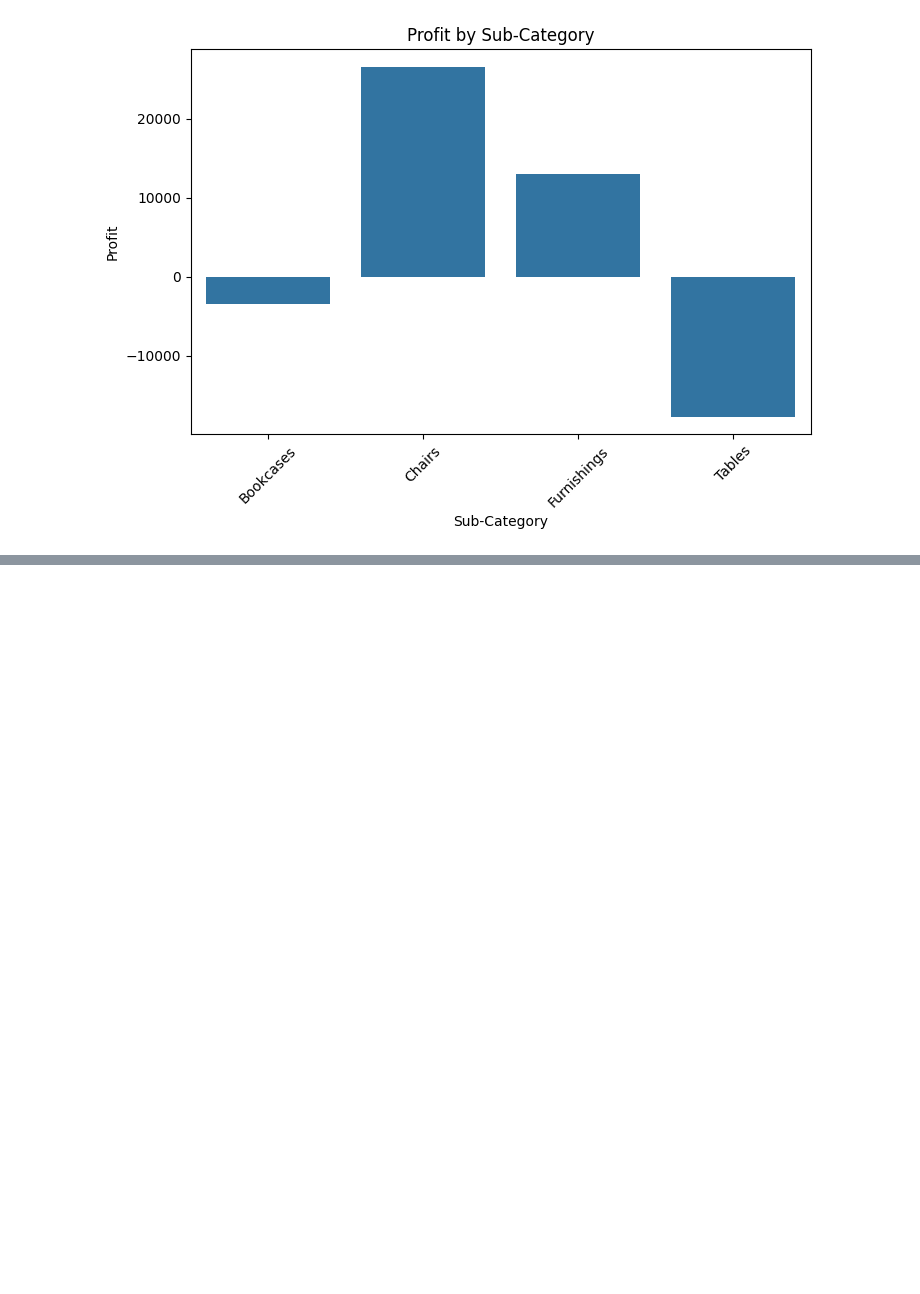
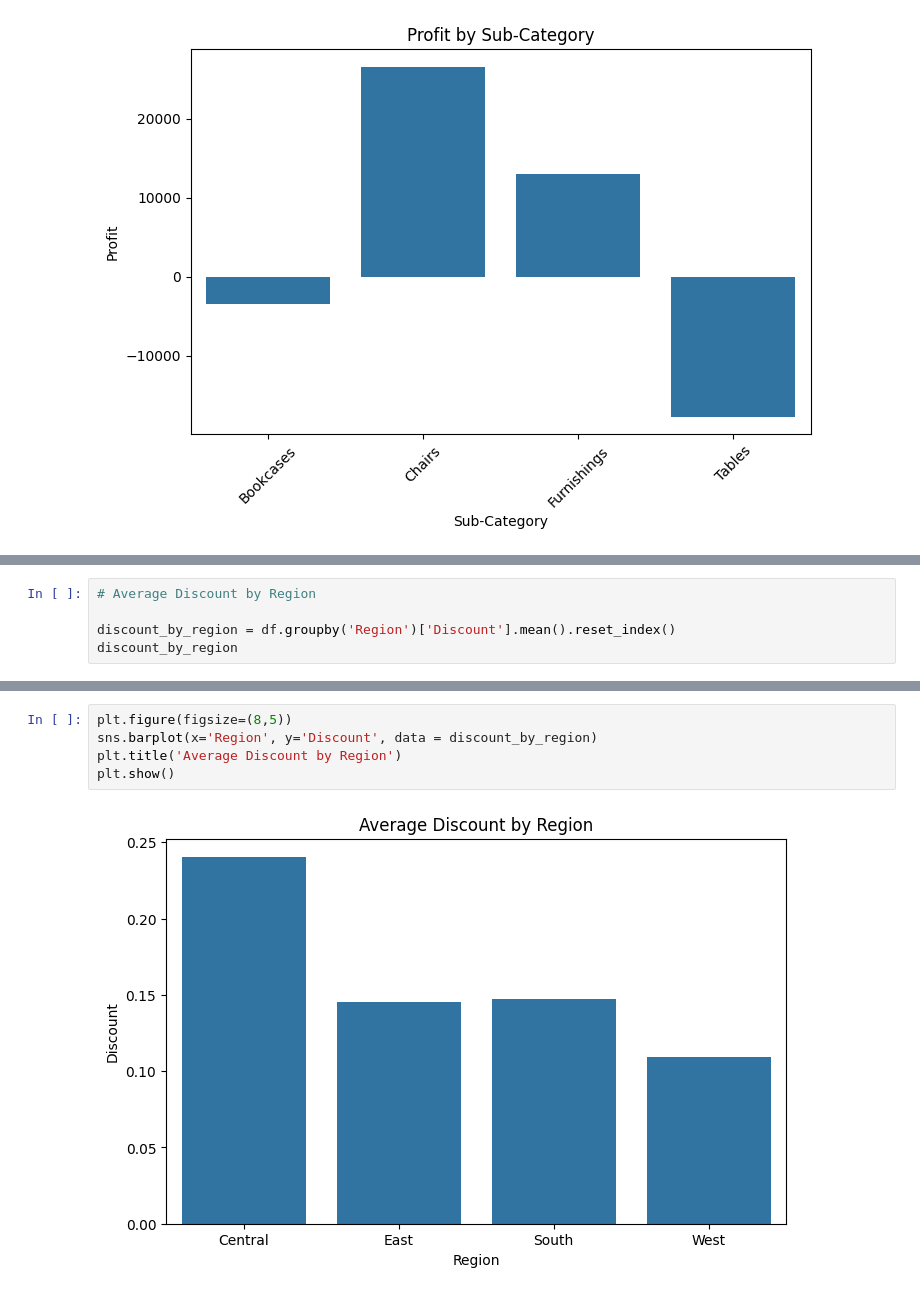
Before and after one commit to devank-data-analyst/business-sales-analysis, a Jupyter notebook: notebooks/analysis.ipynb, the cells around one changed output, grey strips where cells are left out. Saved outputs shown, nothing was run; the diff lists cells and outputs as text; blank space fills up the shorter version.

```diff
--- a/notebooks/analysis.ipynb
+++ b/notebooks/analysis.ipynb
@@ -165,0 +315,5 @@ supplier margin problems
+# %%
+# Average Discount by Region
+
+discount_by_region = df.groupby('Region')['Discount'].mean().reset_index()
+discount_by_region
@@ -165,0 +326,7 @@ supplier margin problems
+# %%
+plt.figure(figsize=(8,5))
+sns.barplot(x='Region', y='Discount', data = discount_by_region)
+plt.title('Average Discount by Region')
+plt.show()
+# %% [output]
+[figure, added]
```
Also changed, not shown: parts of 43 cells of this notebook.
